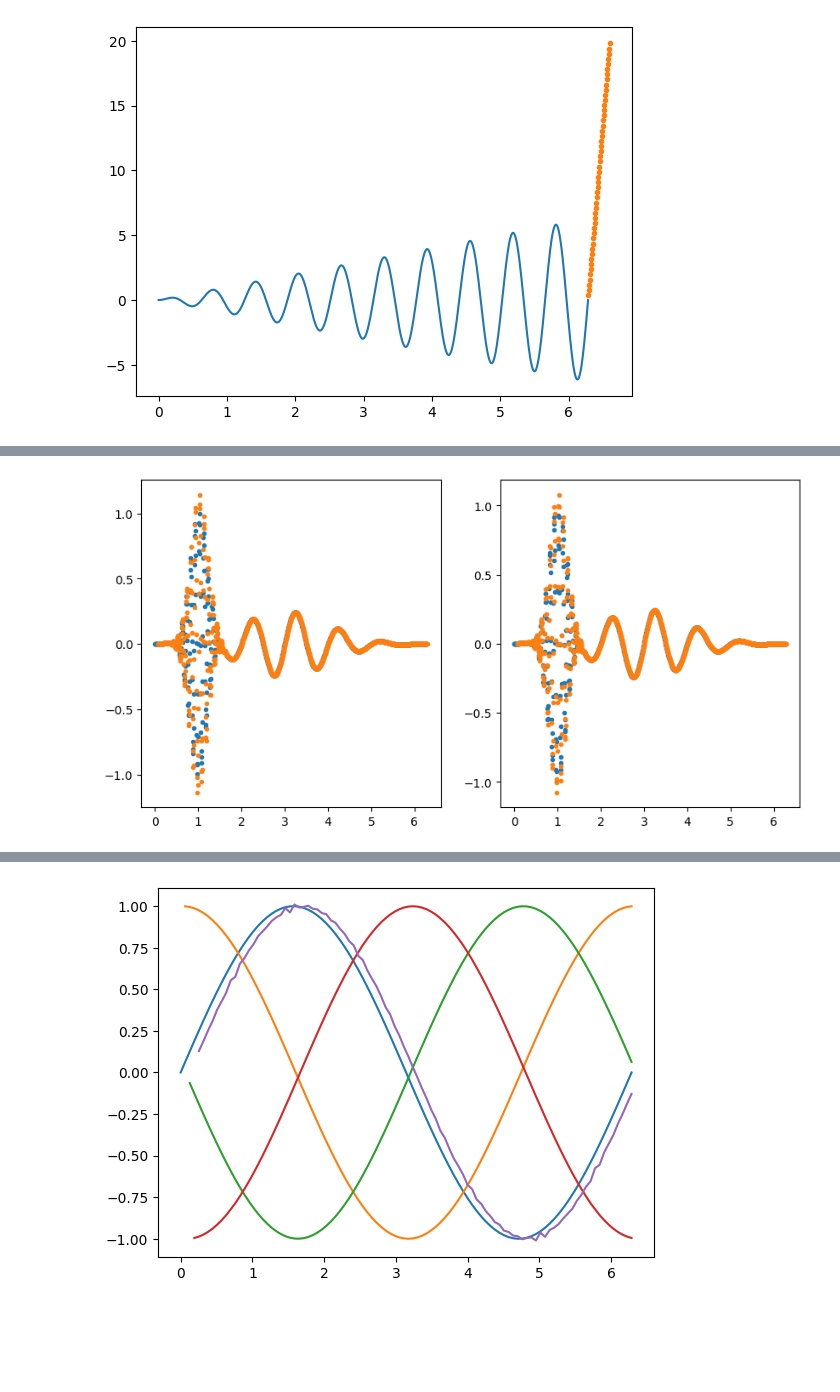
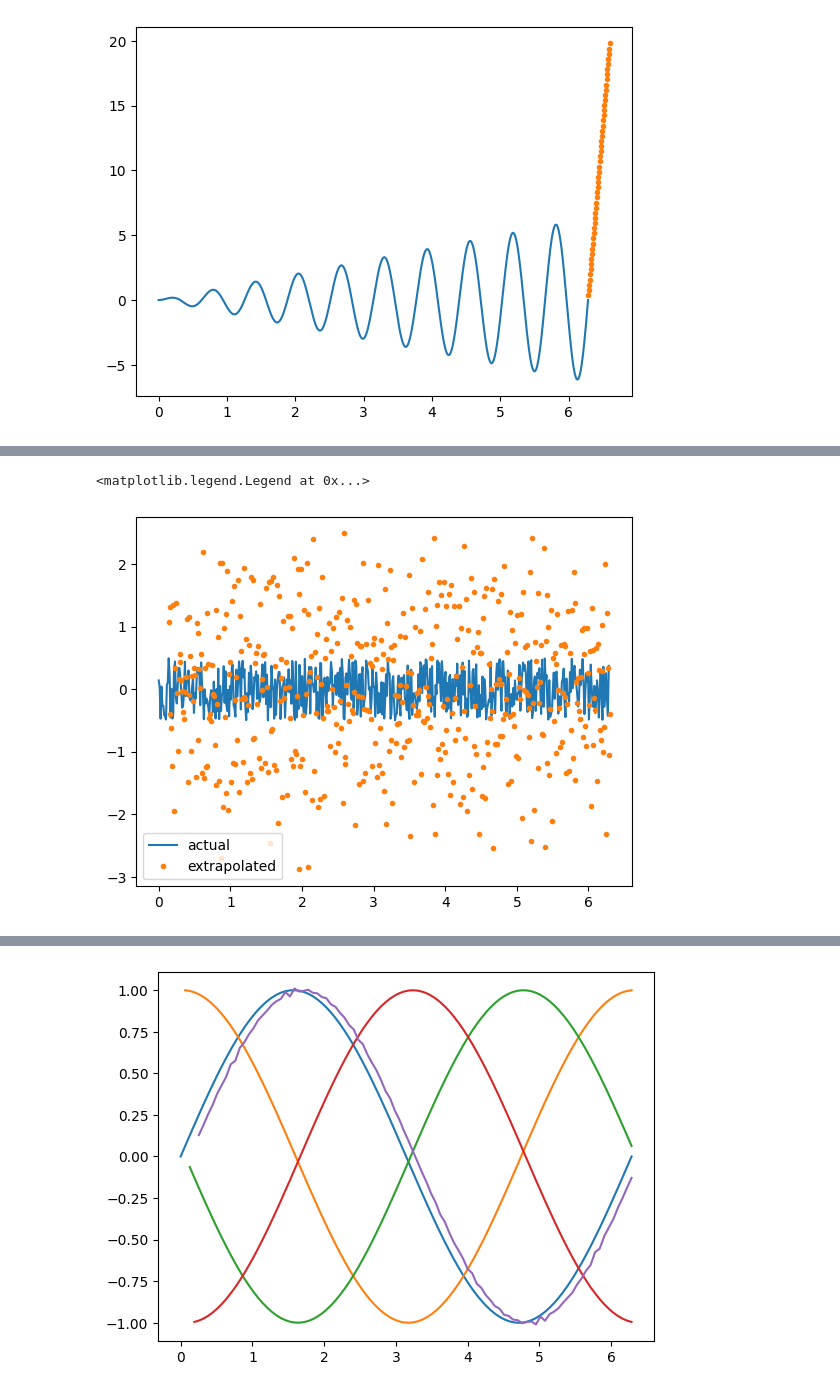
Before and after one commit to 1101AlexZab1011/deepmeg, a Jupyter notebook: dev/autoregressive.ipynb, the cells around one changed output, grey strips where cells are left out. Cells and saved outputs as stored; diff of their text form; code cells hidden in the pictures; blank space fills up the shorter version.

Commit message:
tailor chaos measure

```diff
--- a/dev/autoregressive.ipynb
+++ b/dev/autoregressive.ipynb
@@ -106,48 +130,54 @@ for p in new_points:
 def tailor_extrapolation(y, dt, order=5):
     derivatives = [y.diff(n=i)[-order:] for i in range(order + 1)]
     return sum([
-        dy[-1].item()/m.factorial(n) #*dt**n
+        dy[-1].item()/m.factorial(n)# *dt**n
         for n, dy in enumerate(derivatives)
     ])
 
-t = np.linspace(0, 2*np.pi, 1000)
+t = np.linspace(0, 2*np.pi, 500)
 dt = t[1] - t[0]
 # y = np.cos(10*t+1)
 # y = np.sin(10*t)*t
 
 sig = lambda t, a, b, f, phi=0: np.exp(
         -(t - a)**2 / (2 * b**2)
     ) * np.sin(2*np.pi*f*t + phi)
 
 # sig = lambda t, a, b: (
 #     np.exp(
 #             np.sin(t/2)
 #         ) + np.exp(
 #             np.sin(t)
 #         )
 #     ) * np.exp(
 #         -(t - a)**2 / (2 * b**2)
 #     )
 
-# y = sig(t, 1, 25, 1)
+# y = sig(t, 5, 2, 1)
+# y = gaussian_random_walk(len(t))
+y = np.random.random(len(t)) - .5
 
-y = sig(t, 1, .2, 10) +  1/4*sig(t, 3, 1, 1)
+# y = sig(t, 1, .2, 10) +  1/4*sig(t, 3, 1, 1)
 
 y = torch.Tensor(y)
-fig, (ax1, ax2) = plt.subplots(1, 2, figsize=(10, 5))
+# fig, (ax1, ax2) = plt.subplots(1, 2, figsize=(10, 5))
 
-ax1.plot(t, y, '.')
-ax2.plot(t, y, '.')
+# ax1.plot(t, y, '.')
+plt.plot(t, y, )
+# ax2.plot(t, y, '.')
 
-for i in range(10, len(y)):
-    next_y = tailor_extrapolation(y[:i], dt, 1)
-    next_t = t[i] + dt
-    ax1.plot(next_t, next_y, '.', color='tab:orange')
+# for i in range(10, len(y)):
+#     next_y = tailor_extrapolation(y[:i], dt, 1)
+#     next_t = t[i] + dt
+#     ax1.plot(next_t, next_y, '.', color='tab:orange')
 
 
 for i in range(10, len(y)):
     next_y = tailor_extrapolation(y[:i], dt, 5)
     next_t = t[i] + dt
-    ax2.plot(next_t, next_y, '.', color='tab:orange')
+    plt.plot(next_t, next_y, '.', color='tab:orange')
+
+plt.legend(['actual', 'extrapolated'])
 # %% [output]
+<matplotlib.legend.Legend at 0x...>
-[figure, old version]
+[figure, new version]
```
Also changed, not shown: parts of 3 cells of this notebook.
